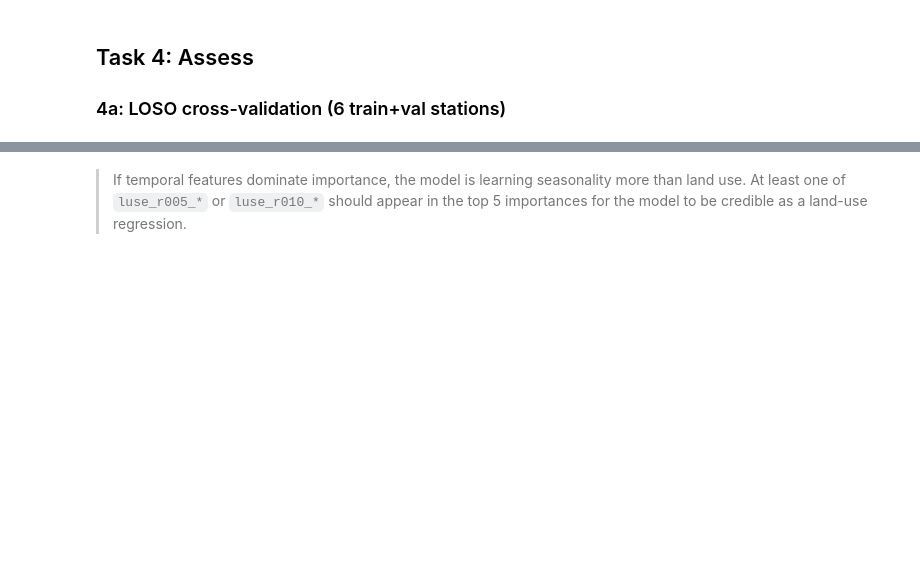
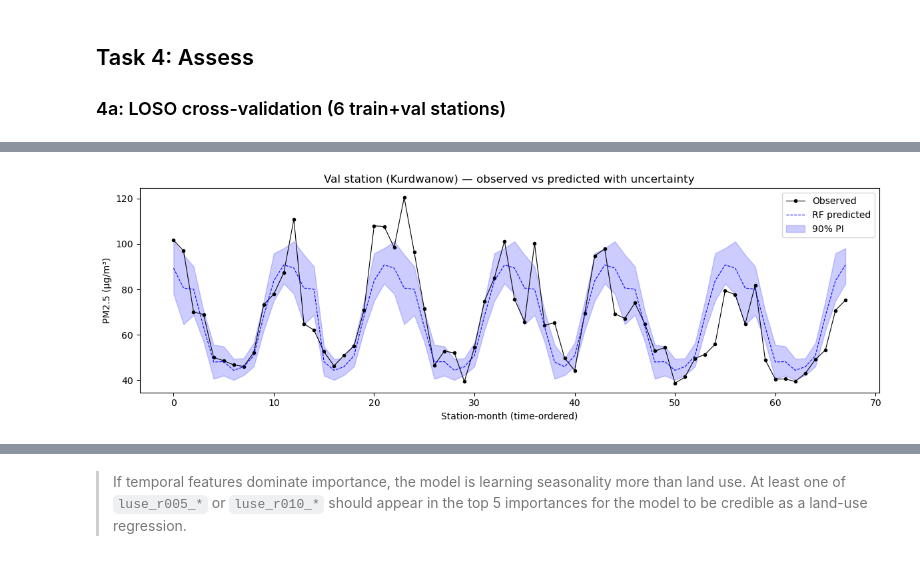
Before and after one commit to RashiD2801/Surround, a Jupyter notebook: notebooks/03-modelling.ipynb, the cells around one changed output, grey strips where cells are left out. Saved outputs shown, nothing was run; the diff lists cells and outputs as text; code cells hidden in the pictures; blank space fills up the shorter version.

Commit message:
Random forest regressor model trained

```diff
--- a/notebooks/03-modelling.ipynb
+++ b/notebooks/03-modelling.ipynb
@@ -238,14 +345,25 @@ y_pt = tree_preds.mean(axis=0)
 coverage = np.mean((y_val.values >= y_lo) & (y_val.values <= y_hi))
 print(f"90% interval — coverage: {coverage:.1%}  (target >= 85%)  width: {(y_hi - y_lo).mean():.1f} µg/m³")
 if coverage < 0.85:
-    print("WARNING: Under-coverage — intervals overconfident.")
+    print("WARNING: Under-coverage — intervals overconfident. Consider conformal prediction in Session 5.")
 
-# Plot
+# Sort val by year then month for a clean time axis
+val_sorted = val.sort_values(["year", "month"]).reset_index(drop=True)
+Xt_sorted  = pipeline[:-1].transform(val_sorted[FEATURE_COLS])
+tp_sorted  = np.stack([t.predict(Xt_sorted) for t in forest.estimators_])
+lo_s = np.percentile(tp_sorted, 5,  axis=0)
+hi_s = np.percentile(tp_sorted, 95, axis=0)
+pt_s = tp_sorted.mean(axis=0)
+
 fig, ax = plt.subplots(figsize=(12, 4))
-idx = np.argsort(val['year'].values * 366 + val['day_of_year'].values)
-ax.plot(range(len(idx)), y_val.values[idx], 'k-', lw=0.7, label='Observed')
-ax.plot(range(len(idx)), y_pt[idx], 'b--', lw=0.7, label='RF predicted')
-ax.fill_between(range(len(idx)), y_lo[idx], y_hi[idx], alpha=0.2, color='blue', label='90% PI')
-ax.set_xlabel('Day (time-ordered)'); ax.set_ylabel('PM2.5 (µg/m³)')
-ax.set_title('Val station (Kurdwanow) — observed vs predicted')
-ax.legend(); plt.tight_layout(); plt.show()
+x = range(len(val_sorted))
+ax.plot(x, val_sorted[TARGET].values, 'k-o', ms=3, lw=0.8, label='Observed')
+ax.plot(x, pt_s, 'b--', lw=0.8, label='RF predicted')
+ax.fill_between(x, lo_s, hi_s, alpha=0.2, color='blue', label='90% PI')
+ax.set_xlabel('Station-month (time-ordered)')
+ax.set_ylabel('PM2.5 (µg/m³)')
+ax.set_title('Val station (Kurdwanow) — observed vs predicted with uncertainty')
+ax.legend()
+plt.tight_layout()
+plt.show()
+# %% [output]
@@ -252,3 +372,4 @@ ax.legend(); plt.tight_layout(); plt.show()
+[figure, added]
 # %%
 val_pred = pipeline.predict(X_val)
 val_aug  = val.assign(pred=val_pred, abs_err=np.abs(val_pred - y_val))
```
Also changed, not shown: parts of 18 cells of this notebook, 9 other files.
